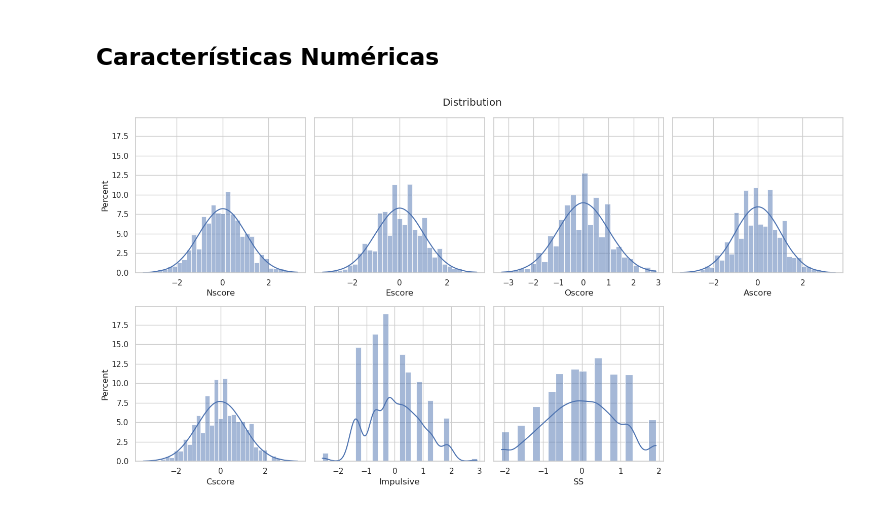
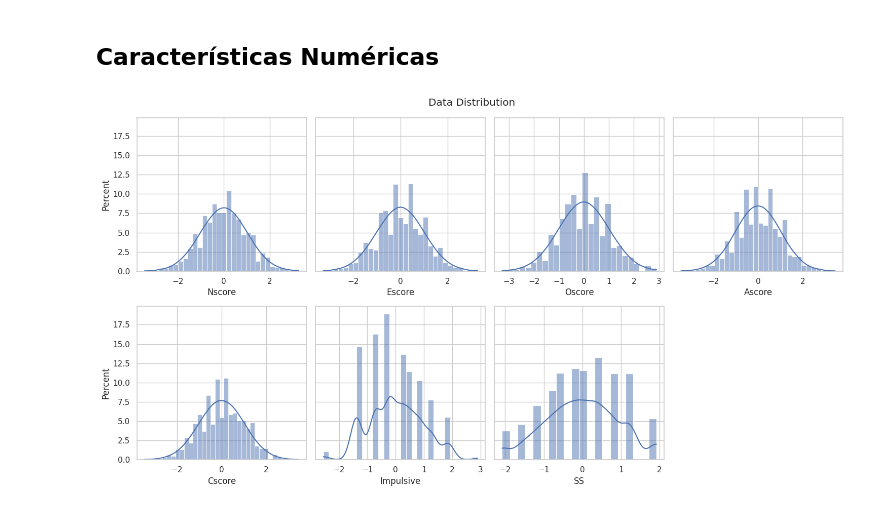
Before and after one commit to intel-comp-saude-ufes/2024-1-P1-Drug-Consumption, a Jupyter notebook: drug_consumption.ipynb, the cells around one changed output. Saved outputs shown, nothing was run; the diff lists cells and outputs as text; code cells hidden in the pictures.

```diff
--- a/drug_consumption.ipynb
+++ b/drug_consumption.ipynb
@@ -256,12 +256,12 @@ plot_drug_usage_cat(df, 'Education')
 # %%
 fig, axs = plt.subplots(2, 4, figsize=(15, 8), sharey=True)
 axs = axs.flatten()
 
 for ax, column in zip(axs, ['Nscore', 'Escore', 'Oscore', 'Ascore', 'Cscore', 'Impulsive', 'SS']):
     sns.histplot(x=df[column], stat='percent', kde=True, ax=ax)
 axs[-1].axis('off')
 
-fig.suptitle('Distribution')
+fig.suptitle('Data Distribution')
 fig.tight_layout()
 # %% [output]
-[figure, old version]
+[figure, new version]
```
Also changed, not shown: parts of 13 cells of this notebook.
